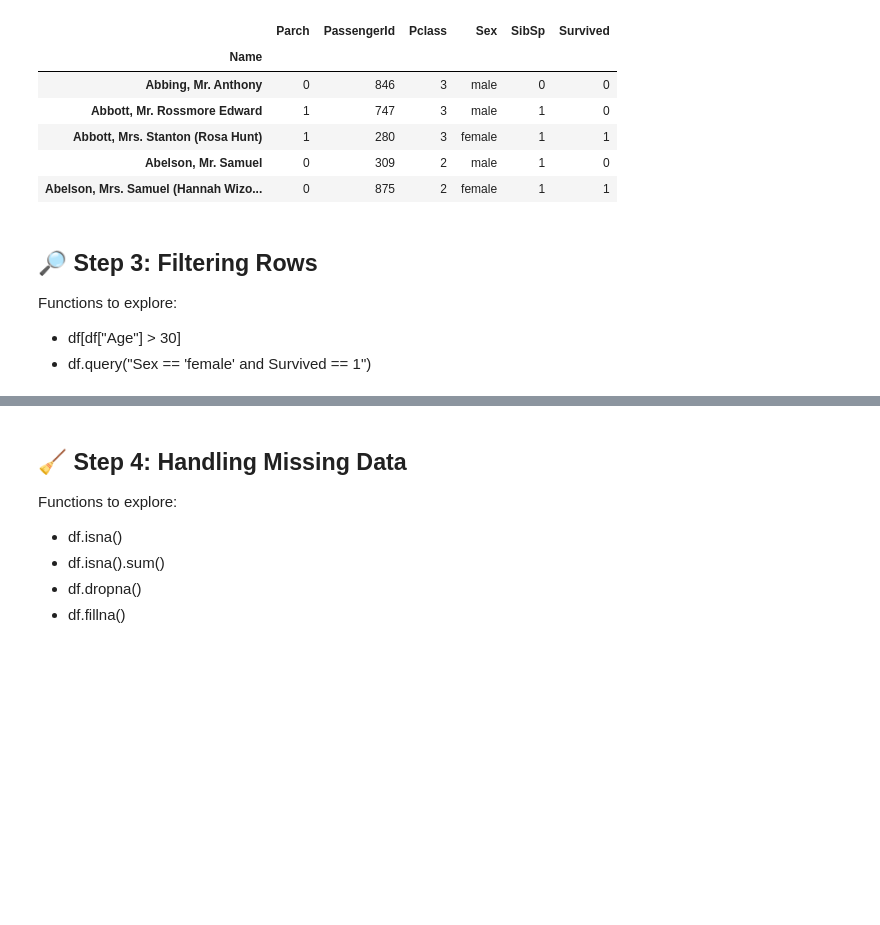
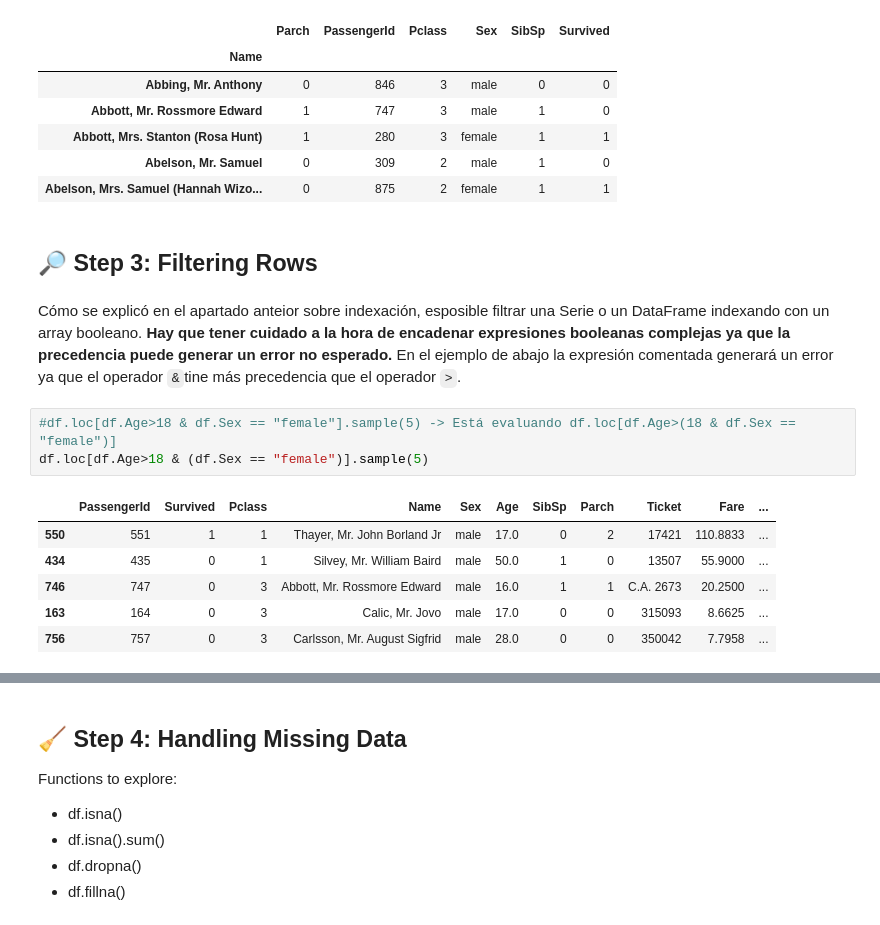
Before and after one commit to franpelirrojo/api_exploration_titanic, a Jupyter notebook: Titanic_Pandas_Practice_Notebook.ipynb, the cells around one changed output, grey strips where cells are left out. Saved outputs shown, nothing was run; the diff lists cells and outputs as text; blank space fills up the shorter version.

```diff
--- a/Titanic_Pandas_Practice_Notebook.ipynb
+++ b/Titanic_Pandas_Practice_Notebook.ipynb
@@ -341,9 +361,16 @@ df.set_index('Name').sort_index().sort_index(axis='columns').loc["A":"B", "P":"T
 | Abelson, Mr. Samuel | 0 | 309 | 2 | male | 1 | 0 |
 | Abelson, Mrs. Samuel (Hannah Wizo... | 0 | 875 | 2 | female | 1 | 1 |
 # %% [markdown]
-
 ## 🔎 Step 3: Filtering Rows
-
-Functions to explore:
-- df[df["Age"] > 30]
-- df.query("Sex == 'female' and Survived == 1")
+# %% [markdown]
+Cómo se explicó en el apartado anteior sobre indexación, esposible filtrar una Serie o un DataFrame indexando con un array booleano. **Hay que tener cuidado a la hora de encadenar expresiones booleanas complejas ya que la precedencia puede generar un error no esperado.** En el ejemplo de abajo la expresión comentada generará un error ya que el operador `&`tine más precedencia que el operador `>`.
+# %%
+#df.loc[df.Age>18 & df.Sex == "female"].sample(5) -> Está evaluando df.loc[df.Age>(18 & df.Sex == "female")]
+df.loc[df.Age>18 & (df.Sex == "female")].sample(5)
+# %% [output]
+|  | PassengerId | Survived | Pclass | Name | Sex | Age | SibSp | Parch | Ticket | Fare | ... |
+| 550 | 551 | 1 | 1 | Thayer, Mr. John Borland Jr | male | 17.0 | 0 | 2 | 17421 | 110.8833 | ... |
+| 434 | 435 | 0 | 1 | Silvey, Mr. William Baird | male | 50.0 | 1 | 0 | 13507 | 55.9000 | ... |
+| 746 | 747 | 0 | 3 | Abbott, Mr. Rossmore Edward | male | 16.0 | 1 | 1 | C.A. 2673 | 20.2500 | ... |
+| 163 | 164 | 0 | 3 | Calic, Mr. Jovo | male | 17.0 | 0 | 0 | 315093 | 8.6625 | ... |
+| 756 | 757 | 0 | 3 | Carlsson, Mr. August Sigfrid | male | 28.0 | 0 | 0 | 350042 | 7.7958 | ... |
```
Also changed, not shown: parts of 8 cells of this notebook.
